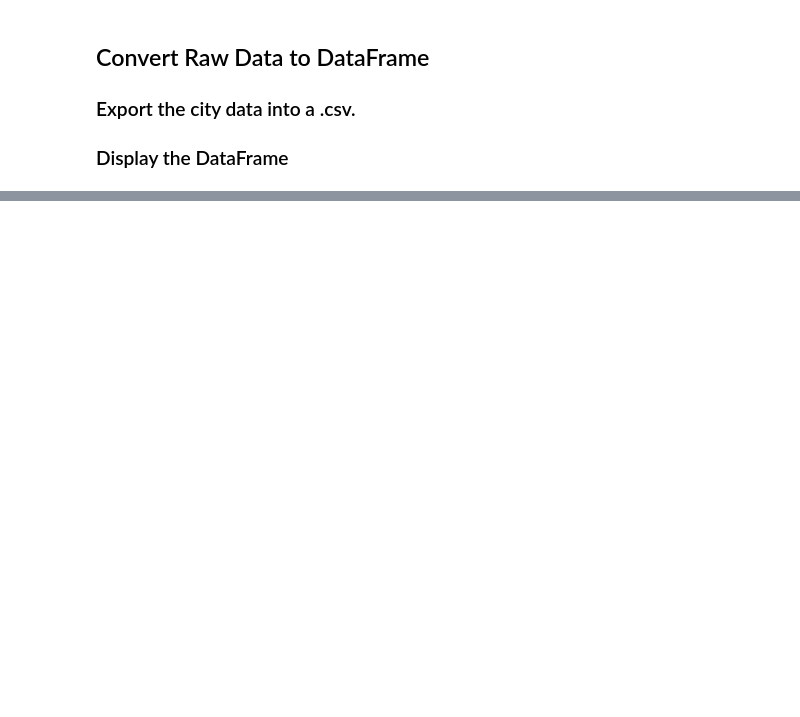
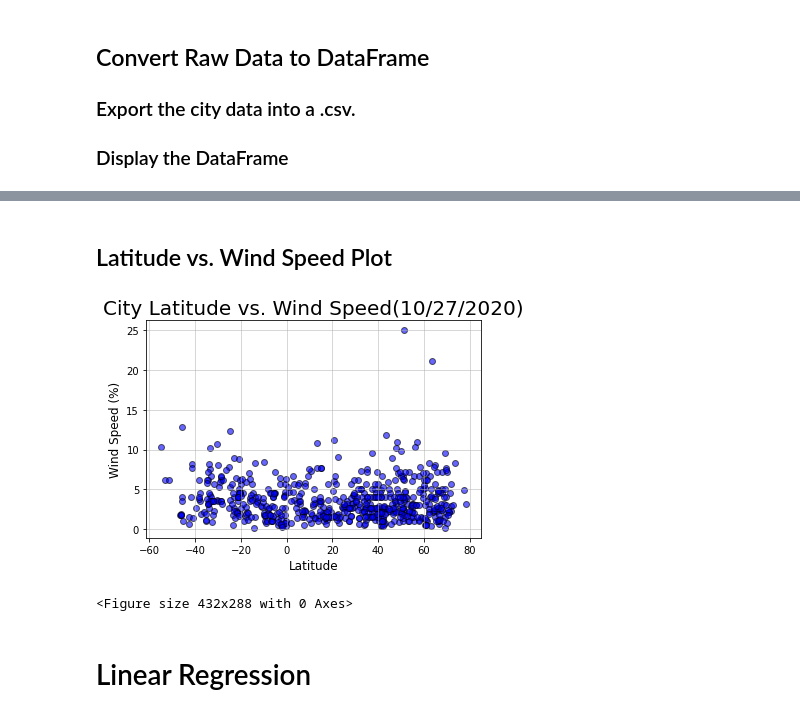
Before and after one commit to Harpreet1214/python-api-challenge, a Jupyter notebook: WeatherPy/WeatherPy.ipynb, the cells around one changed output, grey strips where cells are left out. Saved outputs shown, nothing was run; the diff lists cells and outputs as text; code cells hidden in the pictures; blank space fills up the shorter version.

```diff
--- a/WeatherPy/WeatherPy.ipynb
+++ b/WeatherPy/WeatherPy.ipynb
@@ -760,0 +242,19 @@ Data Retrieval Complete
+# %% [markdown]
+## Latitude vs. Wind Speed Plot
+# %%
+#Creating the Latitude vs. Wind Speed Scatter Plot
+
+plt.title("City Latitude vs. Wind Speed(10/27/2020)", fontsize = 20)
+plt.xlabel("Latitude", fontsize = 12)
+plt.ylabel("Wind Speed (%)", fontsize = 12)
+
+plt.scatter(Weather_pd["Lat"],Weather_pd["Wind Speed"], facecolors ="Blue",marker="o",edgecolor="black",alpha=.6)
+plt.grid(linestyle="-", linewidth = 1, alpha = .5)
+plt.show()
+
+plt.savefig("../Images/City Latitude vs.Wind Speed.png")
+# %% [output]
+[figure, added]
+<Figure size 432x288 with 0 Axes>
+# %% [markdown]
+#  Linear Regression
```
Also changed, not shown: parts of 29 cells of this notebook, 8 other files.
